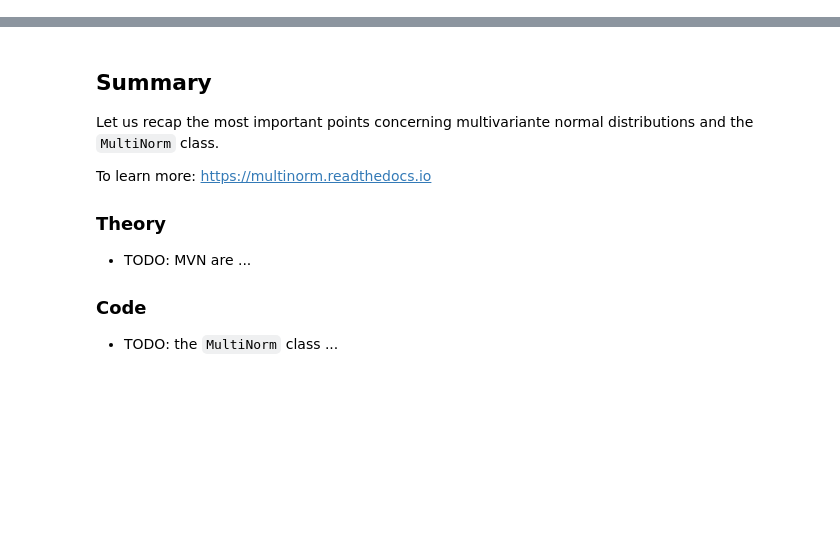
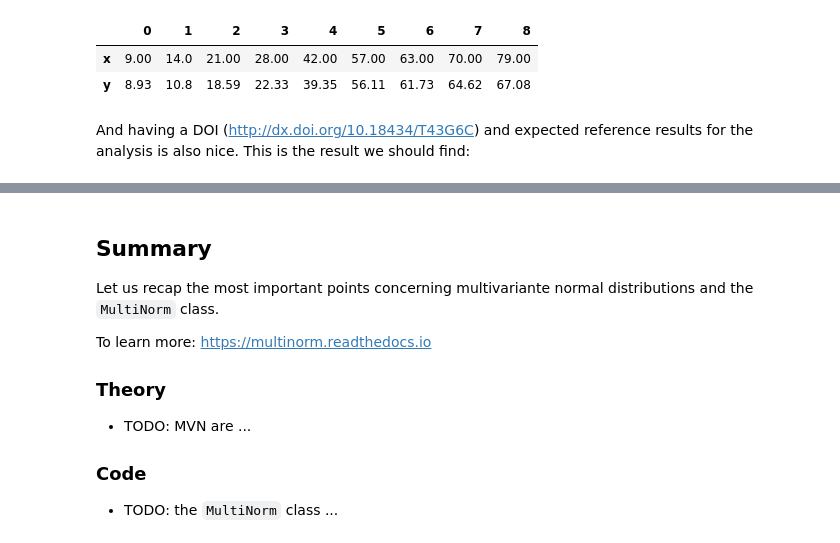
Before and after one commit to cdeil/multinorm, a Jupyter notebook: multinorm.ipynb, the cells around one changed output, grey strips where cells are left out. Saved outputs shown, nothing was run; the diff lists cells and outputs as text; code cells hidden in the pictures; blank space fills up the shorter version.

```diff
--- a/multinorm.ipynb
+++ b/multinorm.ipynb
@@ -24,0 +52,12 @@ TODO: Fit with scipy, analyse fit result with `MultiNorm`.
+# %%
+data = pd.DataFrame({
+    'x': [9, 14, 21, 28, 42, 57, 63, 70, 79],
+    'y': [8.93, 10.80, 18.59, 22.33, 39.35, 56.11, 61.73, 64.62, 67.08],
+})
+data.T
+# %% [output]
+|  | 0 | 1 | 2 | 3 | 4 | 5 | 6 | 7 | 8 |
+| x | 9.00 | 14.0 | 21.00 | 28.00 | 42.00 | 57.00 | 63.00 | 70.00 | 79.00 |
+| y | 8.93 | 10.8 | 18.59 | 22.33 | 39.35 | 56.11 | 61.73 | 64.62 | 67.08 |
+# %% [markdown]
+And having a DOI (http://dx.doi.org/10.18434/T43G6C) and expected reference results for the analysis is also nice. This is the result we should find:
```
Also changed, not shown: parts of 41 cells of this notebook.
